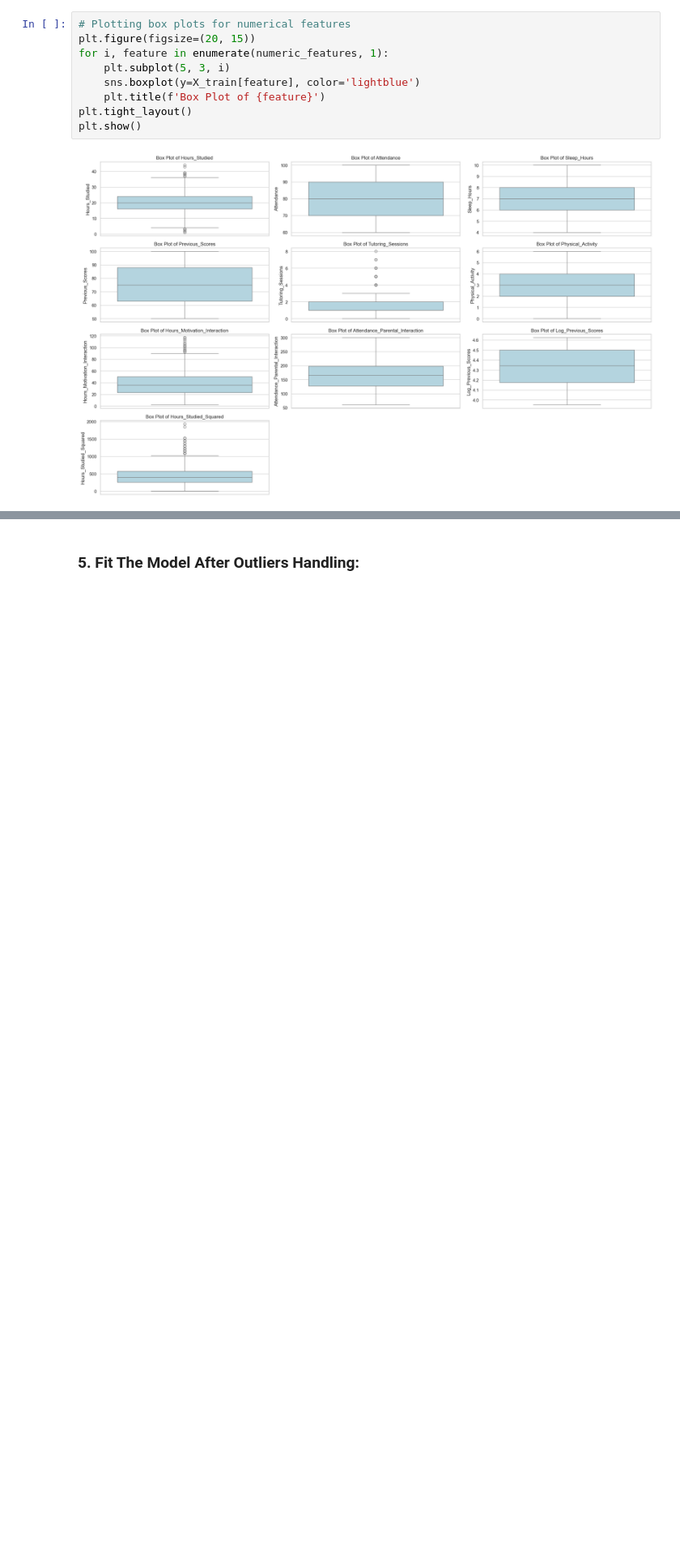
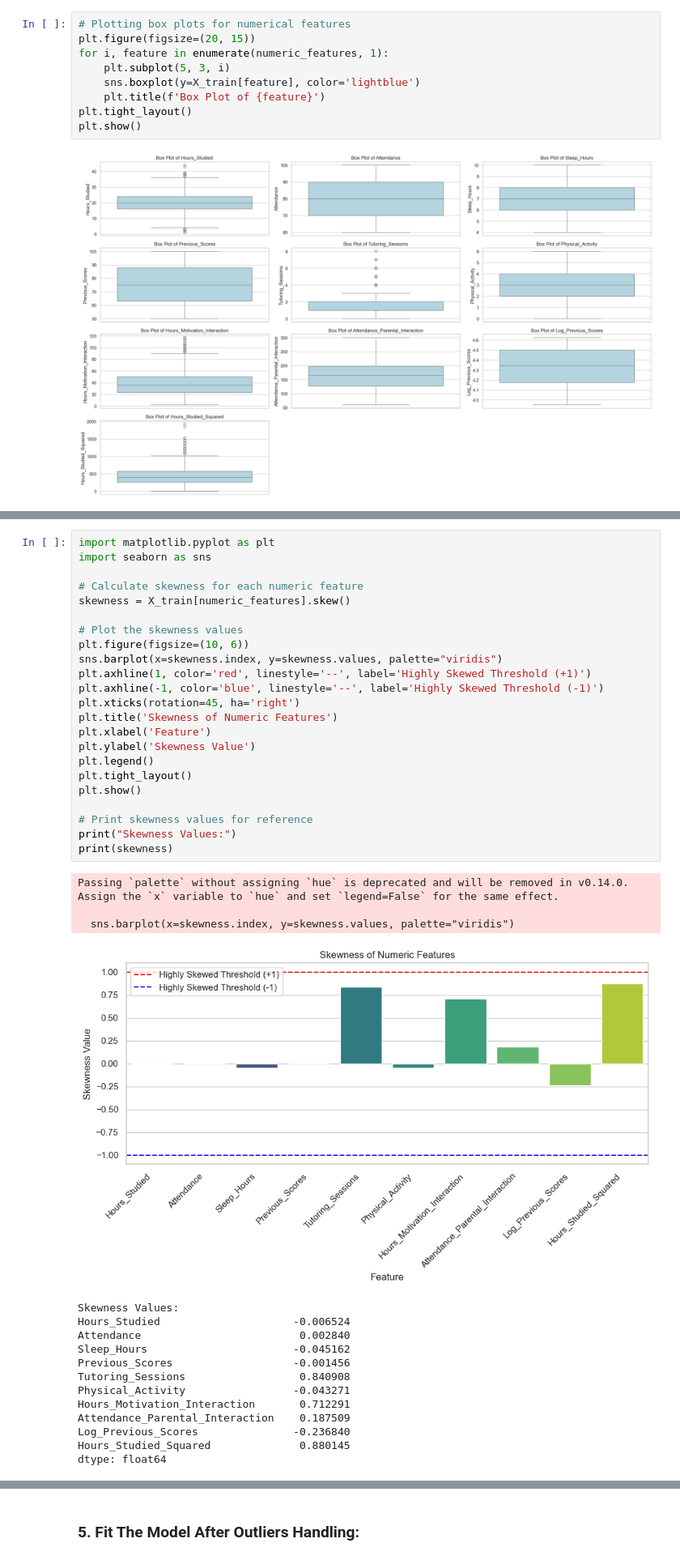
Before and after one commit to adirelm/TDS_student_performance_analysis_part2, a Jupyter notebook: TDS_student_performance_analysis_part2.ipynb, the cells around one changed output, grey strips where cells are left out. Shown at 81% size. Cells and saved outputs as stored; diff of their text form; blank space fills up the shorter version.

```diff
--- a/TDS_student_performance_analysis_part2.ipynb
+++ b/TDS_student_performance_analysis_part2.ipynb
@@ -503,0 +749,40 @@ We'll perform **Capping**
+# %%
+import matplotlib.pyplot as plt
+import seaborn as sns
+
+# Calculate skewness for each numeric feature
+skewness = X_train[numeric_features].skew()
+
+# Plot the skewness values
+plt.figure(figsize=(10, 6))
+sns.barplot(x=skewness.index, y=skewness.values, palette="viridis")
+plt.axhline(1, color='red', linestyle='--', label='Highly Skewed Threshold (+1)')
+plt.axhline(-1, color='blue', linestyle='--', label='Highly Skewed Threshold (-1)')
+plt.xticks(rotation=45, ha='right')
+plt.title('Skewness of Numeric Features')
+plt.xlabel('Feature')
+plt.ylabel('Skewness Value')
+plt.legend()
+plt.tight_layout()
+plt.show()
+
+# Print skewness values for reference
+print("Skewness Values:")
+print(skewness)
+# %% [output]
+Passing `palette` without assigning `hue` is deprecated and will be removed in v0.14.0. Assign the `x` variable to `hue` and set `legend=False` for the same effect.
+
+  sns.barplot(x=skewness.index, y=skewness.values, palette="viridis")
+[figure, added]
+Skewness Values:
+Hours_Studied                     -0.006524
+Attendance                         0.002840
+Sleep_Hours                       -0.045162
+Previous_Scores                   -0.001456
+Tutoring_Sessions                  0.840908
+Physical_Activity                 -0.043271
+Hours_Motivation_Interaction       0.712291
+Attendance_Parental_Interaction    0.187509
+Log_Previous_Scores               -0.236840
+Hours_Studied_Squared              0.880145
+dtype: float64
```
Also changed, not shown: parts of 86 cells of this notebook, 1 other file.
